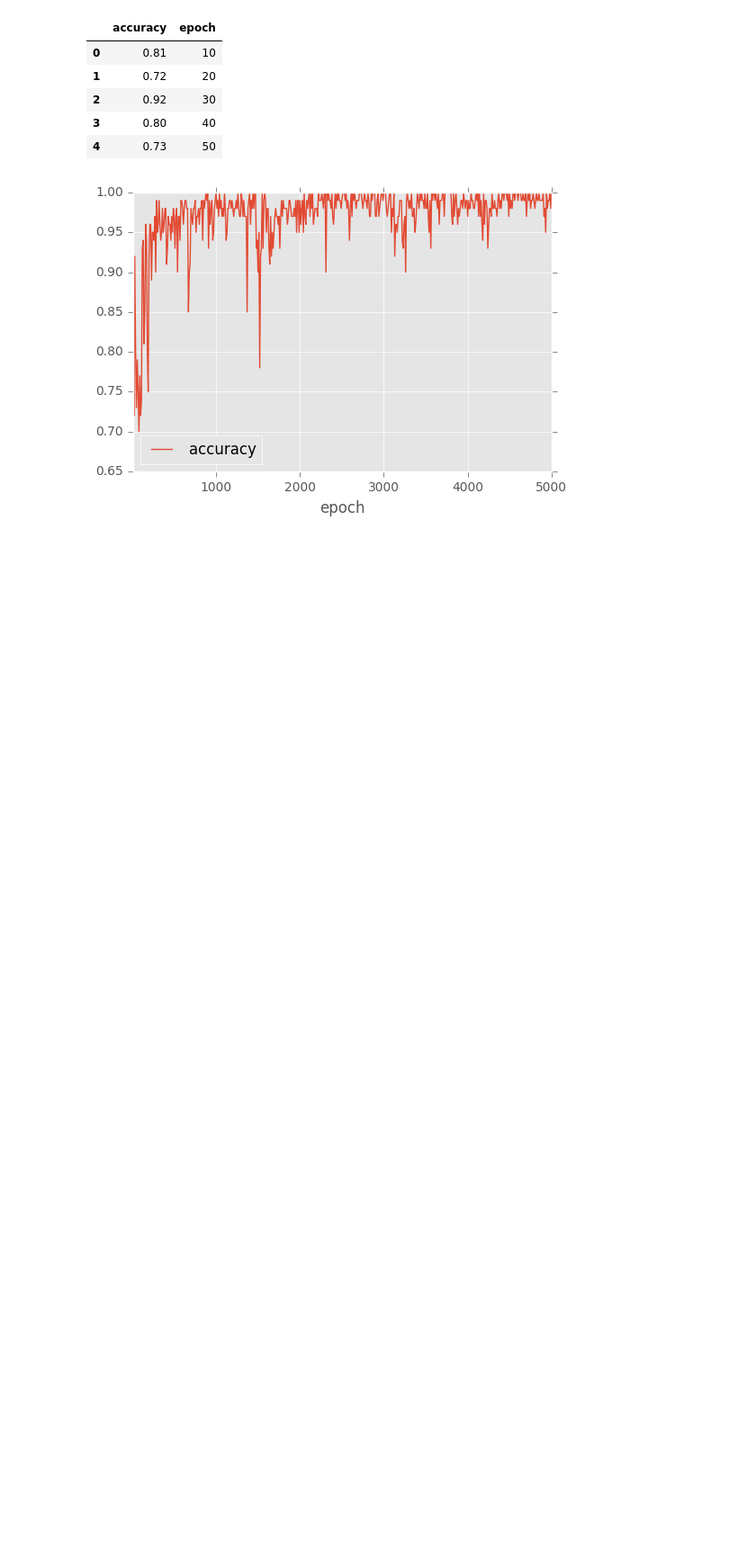
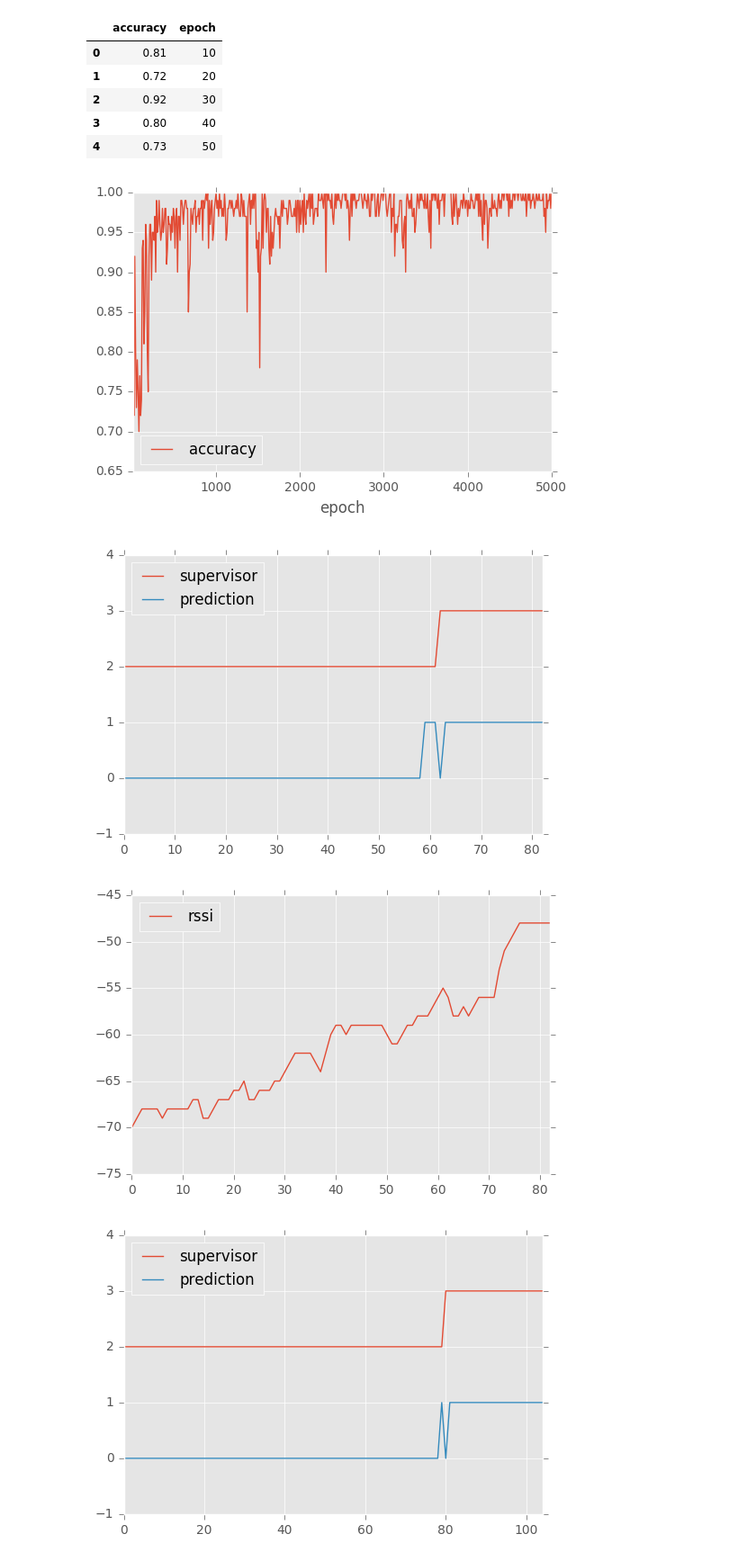
Before and after one commit to refluster/jupyter, a Jupyter notebook: 002.ble_area_pred/area_judge.ipynb, the cells around one changed output. Shown at 90% size. Saved outputs shown, nothing was run; the diff lists cells and outputs as text; code cells hidden in the pictures; blank space fills up the shorter version.

Commit message:
plot comparing with supervisor graph

```diff
--- a/002.ble_area_pred/area_judge.ipynb
+++ b/002.ble_area_pred/area_judge.ipynb
@@ -205,3 +205,48 @@ df.head()
 | 3 | 0.80 | 40 |
 | 4 | 0.73 | 50 |
 [figure]
+# %%
+def plot_result(rssi, data, b):
+    prediction = [x[1] if x[0] else (not x[1]) for x in zip(b, data)]
+    supervisor = data
+    prediction = [1 if x else 0 for x in prediction]
+    df1 = pd.DataFrame({'rssi': rssi,
+                        'supervisor': supervisor + 2,
+                        'prediction': prediction})
+    df1[['supervisor', 'prediction']].plot(ylim=[-1,4])
+    df1[['rssi']].plot()
+    df1.head()
+
+#01
+b = [ 1. , 1. , 1. , 1.,  1.,  1.,  1.,  1., 1.,  1., 1.,1., 1., 1., 1., 1., 1., 1., 1. , 1. , 1. , 1.,  1.,  1.,  1.,  1., 1.,  1., 1.,1., 1., 1., 1., 1., 1., 1., 1. , 1. , 1. , 1.,  1.,  1.,  1.,  1., 1.,  1., 1.,1., 1., 1., 1., 1., 1., 1., 1. , 1. , 1. , 1.,  1.,  0.,  0.,  0., 0.,  1., 1.,1., 1., 1., 1., 1., 1., 1., 1. , 1. , 1. , 1.,  1.,  1.,  1.,  1., 1.,  1., 1.]
+rssi = train_data['./input/20160907_01_gaze_kawachi.csv'][length_of_initial_sequences:,0] * 30 - 60
+data = train_data['./input/20160907_01_gaze_kawachi.csv'][length_of_initial_sequences:,2]
+plot_result(rssi, data, b)
+
+#02
+b = [ 1.,1.,1.,1.,1.,1.,1.,1.,1.,1.,1.,1.,1.,1.,1.,1.,1.,1.,1.,1.,1.,1.,1.,1.,1.,1.,1.,1.,1.,1.,1.,1.,1.,1.,1.,1.,1.,1.,1.,1.,1.,1.,1.,1.,1.,1.,1.,1.,1.,1.,1.,1.,1.,1.,1.,1.,1.,1.,1.,1.,1.,1.,1.,1.,1.,1.,1.,1.,1.,1.,1.,1.,1.,1.,1.,1.,1.,1.,1.,0.,0.,1.,1.,1.,1.,1.,1.,1.,1.,1.,1.,1.,1.,1.,1.,1.,1.,1.,1.,1.,1.,1.,1.,1.,1.]
+rssi = train_data['./input/20160907_02_gaze_kawachi.csv'][length_of_initial_sequences:,0] * 30 - 60
+data = train_data['./input/20160907_02_gaze_kawachi.csv'][length_of_initial_sequences:,2]
+plot_result(rssi, data, b)
+
+#03
+b = [ 1.,1.,1.,1.,1.,1.,1.,1.,1.,1.,1.,1.,1.,1.,1.,1.,1.,1.,1.,1.,1.,1.,1.,1.,1.,1.,1.,1.,1.,1.,1.,1.,1.,1.,1.,1.,1.,1.,1.,1.,1.,1.,1.,1.,1.,1.,1.,1.,1.,1.,1.,1.,1.,1.,1.,1.,1.,1.,1.,1.,1.,1.,1.,1.,1.,1.,1.,1.,1.,1.,1.,1.,1.,1.,1.,0.,0.,1.,1.,1.,1.,1.,1.,1.,1.,1.,1.,1.,1.,1.,1.,1.,1.,1.,1.,1.,1.,1.,1.,1.]
+rssi = train_data['./input/20160907_03_gaze_kawachi.csv'][length_of_initial_sequences:,0] * 30 - 60
+data = train_data['./input/20160907_03_gaze_kawachi.csv'][length_of_initial_sequences:,2]
+plot_result(rssi, data, b)
+
+#04
+b = [ 1.,1.,1.,1.,1.,1.,1.,1.,1.,1.,1.,1.,1.,1.,1.,1.,1.,1.,1.,1.,1.,1.,1.,1.,1.,1.,1.,1.,1.,1.,1.,1.,1.,1.,1.,1.,1.,1.,1.,1.,1.,1.,1.,1.,1.,1.,1.,1.,1.,1.,1.,1.,1.,1.,1.,1.,1.,1.,1.,1.,1.,1.,1.,1.,1.,1.,1.,1.,1.,1.,1.,1.,1.,1.,1.,1.,1.,1.,1.,1.,1.,1.,1.,1.,1.,1.,1.,1.,1.,1.,1.,1.,1.,1.,1.,1.,1.,1.,1.]
+rssi = train_data['./input/20160907_04_gaze_kawachi.csv'][length_of_initial_sequences:,0] * 30 - 60
+data = train_data['./input/20160907_04_gaze_kawachi.csv'][length_of_initial_sequences:,2]
+plot_result(rssi, data, b)
+
+#05
+b = [ 1.,1.,1.,1.,1.,1.,1.,1.,1.,1.,1.,1.,1.,1.,1.,1.,1.,1.,1.,1.,1.,1.,1.,1.,1.,1.,1.,1.,1.,1.,1.,1.,1.,1.,1.,1.,1.,1.,1.,1.,1.,1.,1.,1.,1.,1.,1.,1.,1.,1.,1.,1.,1.,1.,1.,1.,1.,1.,1.,1.,1.,1.,1.,1.,1.,1.,1.,1.,1.,1.,1.,1.,1.,1.,1.,1.,1.,1.,1.,1.,1.,1.,1.,1.,1.,1.,1.,1.,1.,1.,1.,1.,1.,1.,1.,1.,1.,1.,1.]
+rssi = train_data['./input/20160907_05_gaze_kawachi.csv'][length_of_initial_sequences:,0] * 30 - 60
+data = train_data['./input/20160907_05_gaze_kawachi.csv'][length_of_initial_sequences:,2]
+plot_result(rssi, data, b)
+# %% [output]
+[figure, added]
+[figure, added]
+[figure, added]
```
Also changed, not shown: parts of 1 cell of this notebook.
